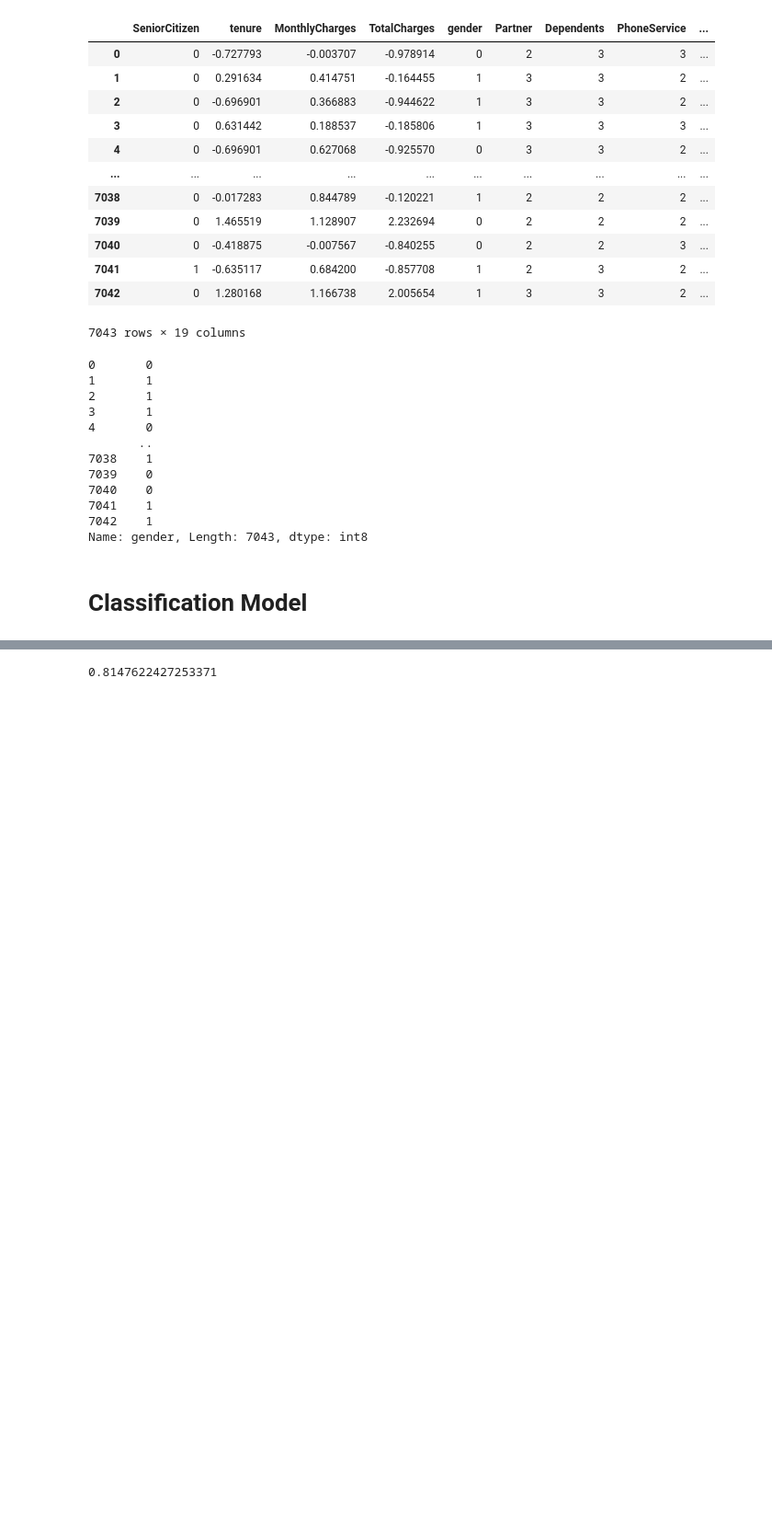
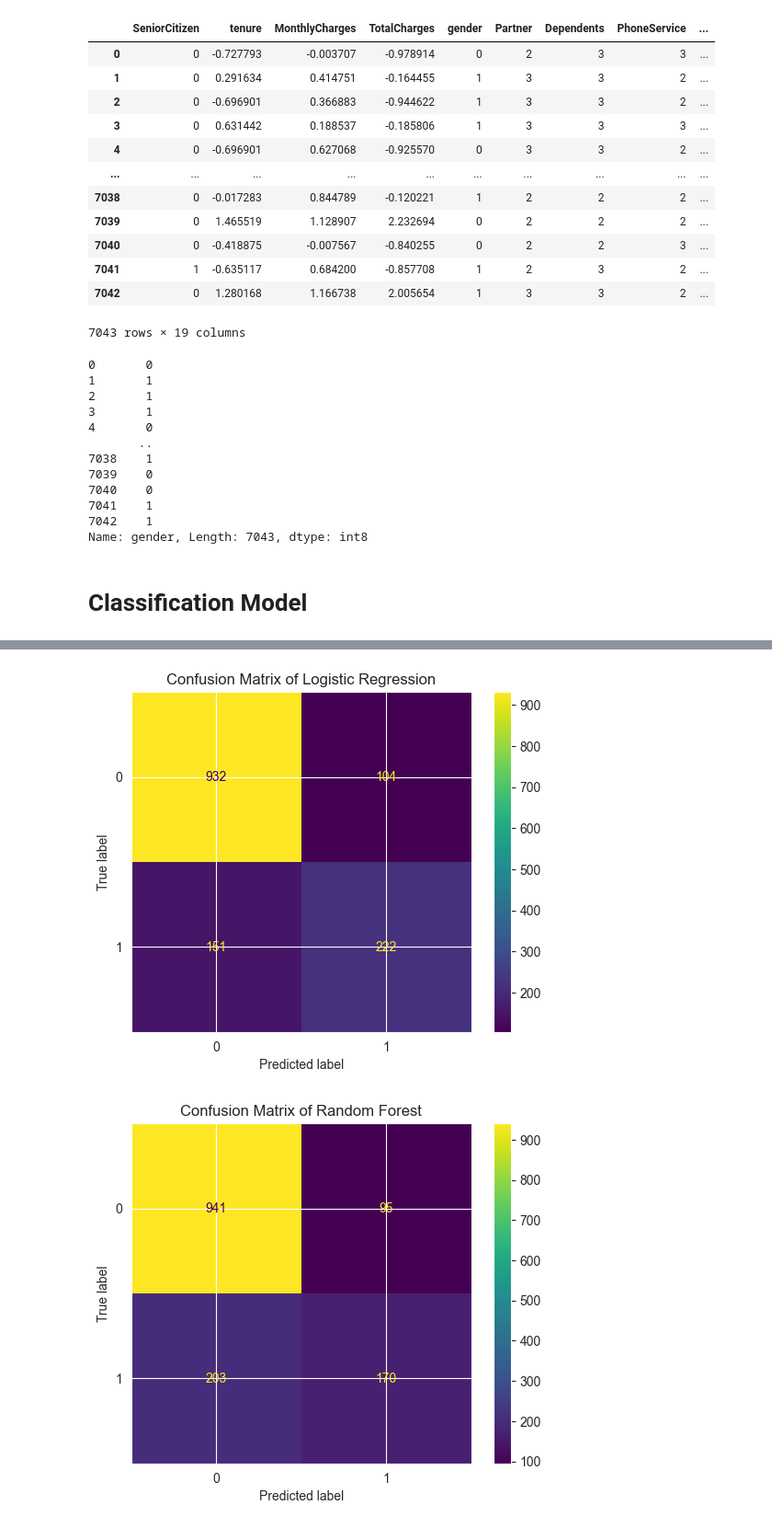
Before and after one commit to Truelordwhynot/KernelSynergy, a Jupyter notebook: Churn_IBM_Dataset_Classification.ipynb, the cells around one changed output, grey strips where cells are left out. Shown at 92% size. Cells and saved outputs as stored; diff of their text form; code cells hidden in the pictures; blank space fills up the shorter version.

```diff
--- a/Churn_IBM_Dataset_Classification.ipynb
+++ b/Churn_IBM_Dataset_Classification.ipynb
@@ -353,6 +353,16 @@ def keras_scorer(estimator, X, y):
         y_pred = (y_pred > 0.5).astype(int)
 
     return accuracy_score(y, y_pred)
+# %%
+def output_format(y_pred):
+    for i in range(len(y_pred)):
+        if (y_pred[i][0]<=0.5):
+            y_pred[i][0] = 0
+
+        else:
+            y_pred[i][0] = 1
+
+    return y_pred
 # %%
 class Classifier:
     def __init__(self, X_train, y_train, X_test, y_test):
@@ -556,4 +594,5 @@ AttributeError: 'DataFrame' object has no attribute 'importances_mean'
-# %%
-model_mlp.accuracy[3]
-# %% [output]
-0.8147622427253371
+# %%
+model.confusion_matrix()
+# %% [output]
+[figure, added]
+[figure, added]
```
Also changed, not shown: parts of 12 cells of this notebook.
